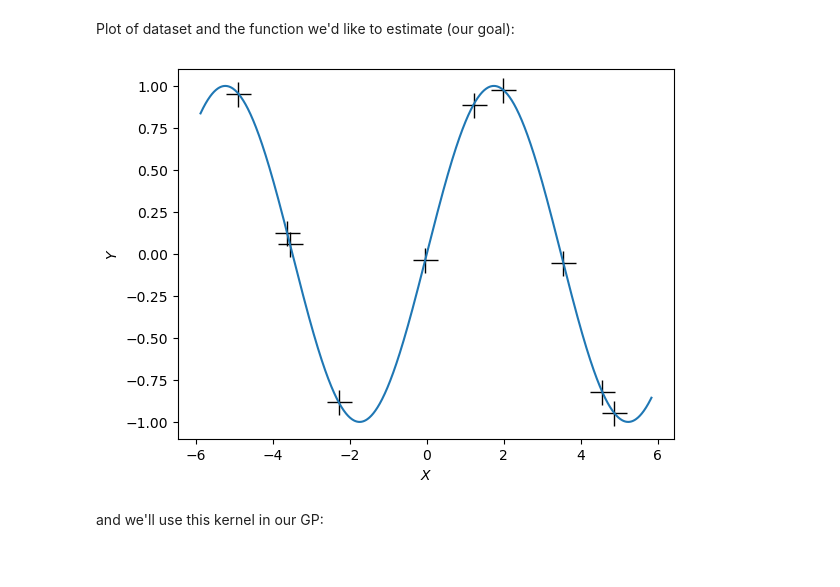
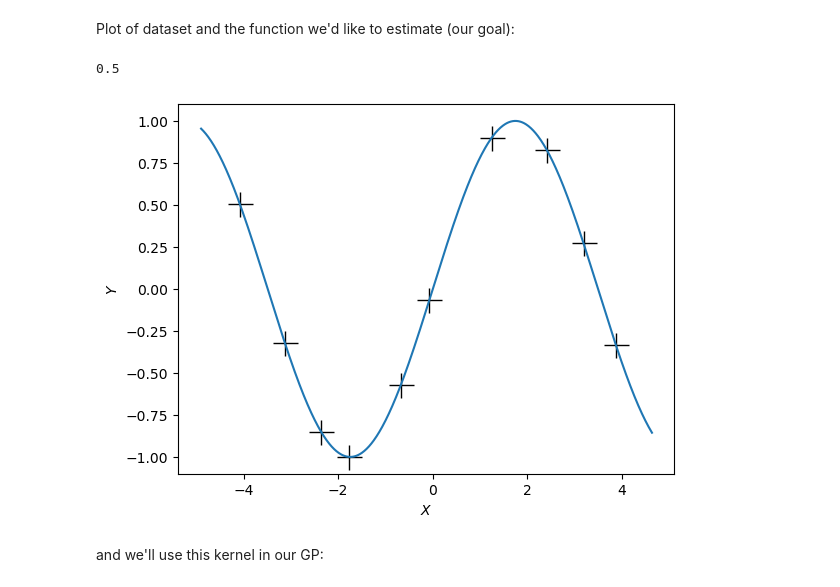
Before and after one commit to SashaCroatia/GaussianProcessRegression, a Jupyter notebook: Hyperparameter_Kernel_Selection.ipynb, the cells around one changed output. Saved outputs shown, nothing was run; the diff lists cells and outputs as text; code cells hidden in the pictures.

```diff
--- a/Hyperparameter_Kernel_Selection.ipynb
+++ b/Hyperparameter_Kernel_Selection.ipynb
@@ -14,18 +14,20 @@ import pandas as pd
 ## Define Basic functions ##
 
 #generate points that aren't too close to each other
-def generate_points(minX, maxX, N, min_distance = 0.05, dim = 1):
+def generate_points(minX, maxX, N, dim = 1):
+    min_distance = np.abs(maxX-minX)/(2*N)
+    print(min_distance)
     points = []
     while len(points) < N:
         # Generate a random point
-        point = np.random.uniform(-5, 5, size=(2,dim)) # Adjust range as needed
+        point = np.random.uniform(minX, maxX, size=(1,dim)) # Adjust range as needed
         if len(points) == 0:
             points.append(point)
         else:
             # Check distance with existing points
             valid_point = True
             for existing_point in points:
-                distance = np.linalg.norm(point - existing_point)
+                distance = np.abs(point - existing_point)
                 if distance < min_distance:
                     valid_point = False
                     break
@@ -264,25 +266,26 @@ def plot3D(best_params, init_params):
 Plot of dataset and the function we'd like to estimate (our goal):
 # %%
 #This is our dataset:
-N = 10 #must be even
-X = generate_points(-5, 5, N/2, min_distance = 1, dim = 1)
+N = 10
+X = generate_points(-5, 5, N, dim = 1)
 y = (f(X) + np.random.normal(0,0,N)).reshape(-1,1) #observations (following true unknown function we wish to approx)
 
 #Plot of data:
 plt.plot(X, y, 'k+', ms=18)
 
 #Function we'd like to estimate --> our goal
 x = np.arange(min(X)-abs(min(X))*0.2, max(X)+abs(max(X))*0.2, 0.01).reshape(-1,1)
 f_x = f(x)
 
 #Render plots
 plt.plot(x, f_x)
 plt.axis([min(x)-abs(min(x))*0.1, max(x)+abs(max(x))*0.1, min(f(x))-abs(min(f(x)))*0.1,  max(f(x))+abs(max(f(x)))*0.1])
 plt.xlabel(r'$X$')
 plt.ylabel(r'$Y$')
 plt.show()
 # %% [output]
+0.5
-[figure, old version]
+[figure, new version]
 # %% [markdown]
 and we'll use this kernel in our GP:
 # %% [markdown]
```
Also changed, not shown: parts of 30 cells of this notebook, 2 other files.
